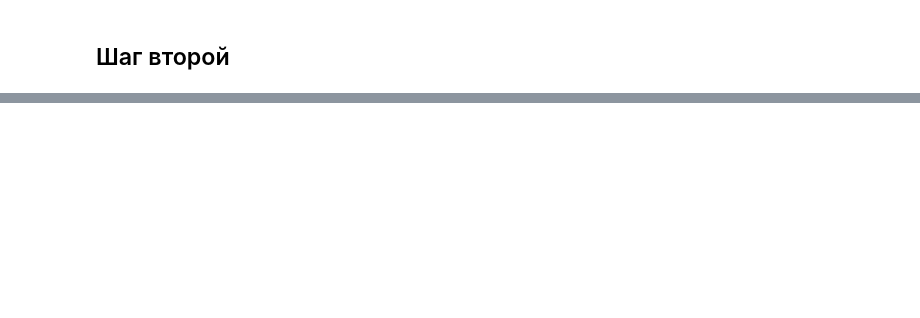
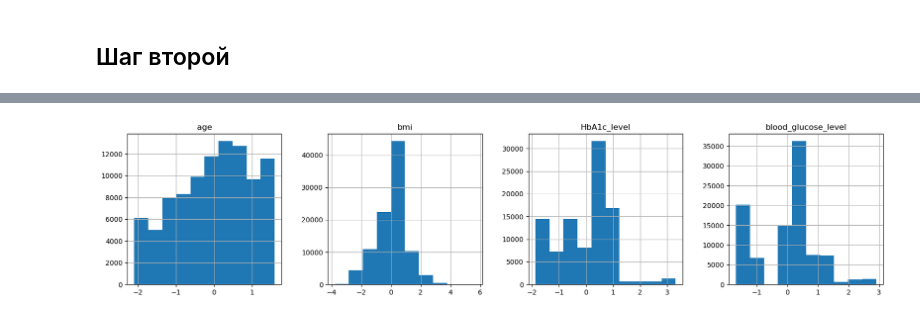
Before and after one commit to synrocka/Diabetes-Prediction, a Jupyter notebook: main.ipynb, the cells around one changed output, grey strips where cells are left out. Cells and saved outputs as stored; diff of their text form; code cells hidden in the pictures; blank space fills up the shorter version.

```diff
--- a/main.ipynb
+++ b/main.ipynb
@@ -182,0 +196,4 @@ df_norm.hist(figsize = (20,7), layout= (1,7));
+# %%
+pt = PowerTransformer()
+
+pt.fit(df[num_columns]);
@@ -182,0 +206,4 @@ df_norm.hist(figsize = (20,7), layout= (1,7));
+# %%
+power = pt.transform(df[num_columns])
+df_power = pd.DataFrame(power, columns=num_columns)
+df_power
@@ -182,0 +224,4 @@ df_norm.hist(figsize = (20,7), layout= (1,7));
+# %%
+df_power.hist(figsize = (20,4), layout= (1,4));
+# %% [output]
+[figure, added]
```
Also changed, not shown: parts of 15 cells of this notebook.
